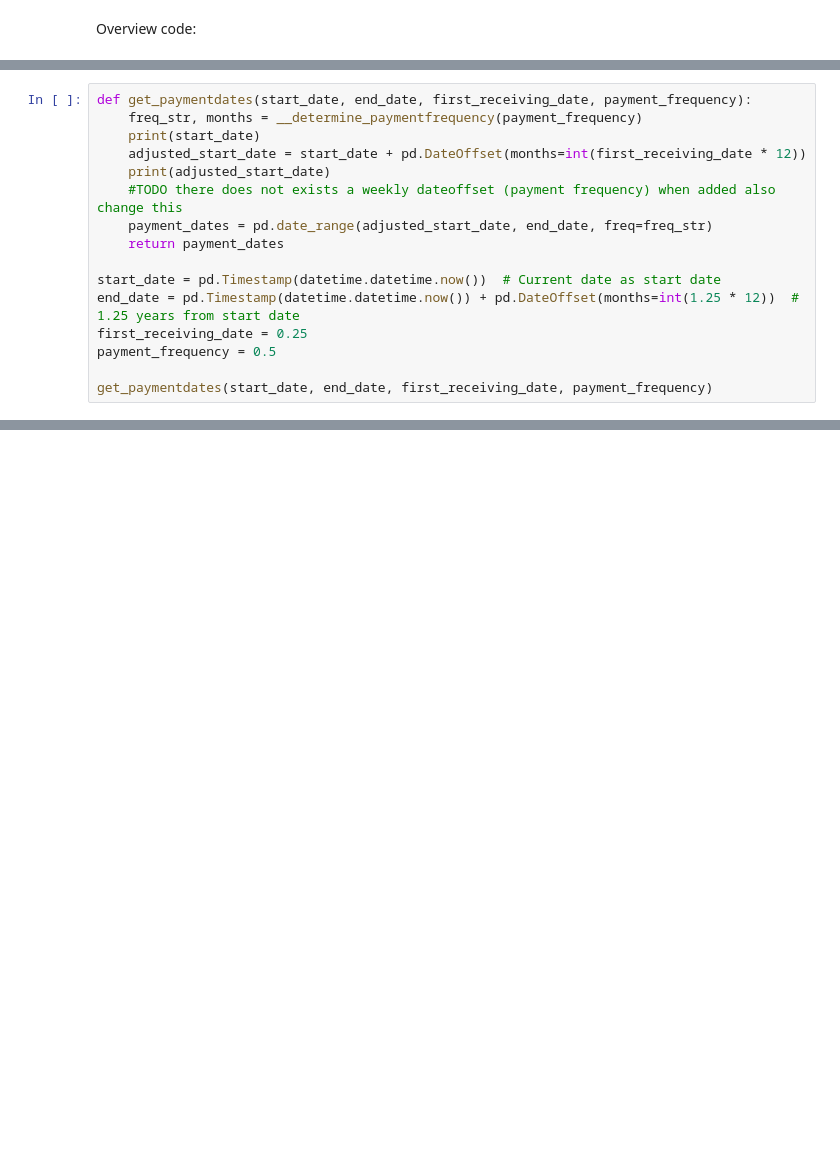
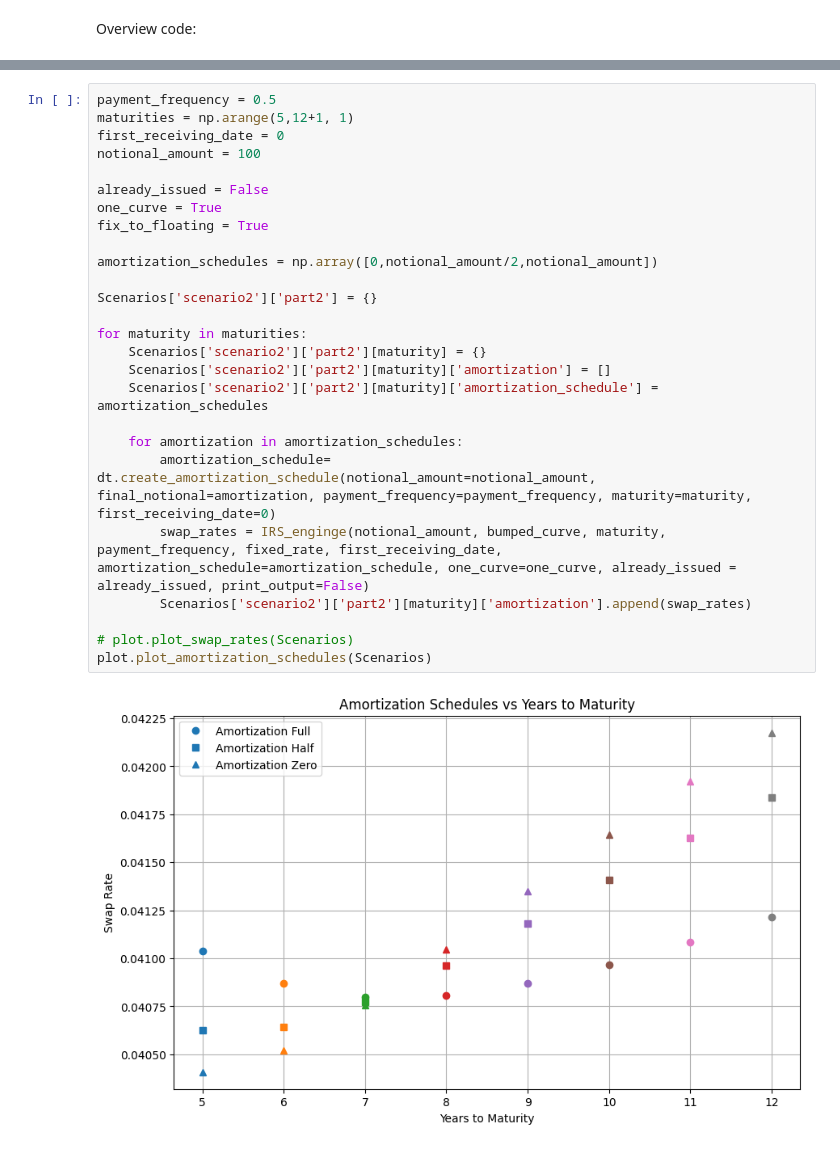
Before and after one commit to Lebramjames/E_FIN_SPFDM, a Jupyter notebook: assignment 1/assignment1_spfdm_group1_1.ipynb, the cells around one changed output, grey strips where cells are left out. Saved outputs shown, nothing was run; the diff lists cells and outputs as text; blank space fills up the shorter version.

```diff
--- a/assignment 1/assignment1_spfdm_group1_1.ipynb
+++ b/assignment 1/assignment1_spfdm_group1_1.ipynb
@@ -120,18 +159,2 @@ def calc_swaprate(notional_amount, payment_dates, start_date, months, payment_fr
 
     raise ValueError("Swap rate not found within maximum iterations")
-# %%
-def get_paymentdates(start_date, end_date, first_receiving_date, payment_frequency):
-    freq_str, months = __determine_paymentfrequency(payment_frequency)
-    print(start_date)
-    adjusted_start_date = start_date + pd.DateOffset(months=int(first_receiving_date * 12))
-    print(adjusted_start_date)
-    #TODO there does not exists a weekly dateoffset (payment frequency) when added also change this
-    payment_dates = pd.date_range(adjusted_start_date, end_date, freq=freq_str)
-    return payment_dates
-
-start_date = pd.Timestamp(datetime.datetime.now())  # Current date as start date
-end_date = pd.Timestamp(datetime.datetime.now()) + pd.DateOffset(months=int(1.25 * 12))  # 1.25 years from start date
-first_receiving_date = 0.25
-payment_frequency = 0.5
-
-get_paymentdates(start_date, end_date, first_receiving_date, payment_frequency)
@@ -509,0 +309,28 @@ Data saved to output.xlsx
+# %%
+payment_frequency = 0.5
+maturities = np.arange(5,12+1, 1)
+first_receiving_date = 0
+notional_amount = 100
+
+already_issued = False
+one_curve = True
+fix_to_floating = True
+
+amortization_schedules = np.array([0,notional_amount/2,notional_amount])
+
+Scenarios['scenario2']['part2'] = {}
+
+for maturity in maturities:
+    Scenarios['scenario2']['part2'][maturity] = {}
+    Scenarios['scenario2']['part2'][maturity]['amortization'] = []
+    Scenarios['scenario2']['part2'][maturity]['amortization_schedule'] = amortization_schedules
+
+    for amortization in amortization_schedules:
+        amortization_schedule= dt.create_amortization_schedule(notional_amount=notional_amount, final_notional=amortization, payment_frequency=payment_frequency, maturity=maturity, first_receiving_date=0)
+        swap_rates = IRS_enginge(notional_amount, bumped_curve, maturity, payment_frequency, fixed_rate, first_receiving_date, amortization_schedule=amortization_schedule, one_curve=one_curve, already_issued = already_issued, print_output=False)
+        Scenarios['scenario2']['part2'][maturity]['amortization'].append(swap_rates)
+
+# plot.plot_swap_rates(Scenarios)
+plot.plot_amortization_schedules(Scenarios)
+# %% [output]
+[figure, added]
```
Also changed, not shown: parts of 28 cells of this notebook, 11 other files.
